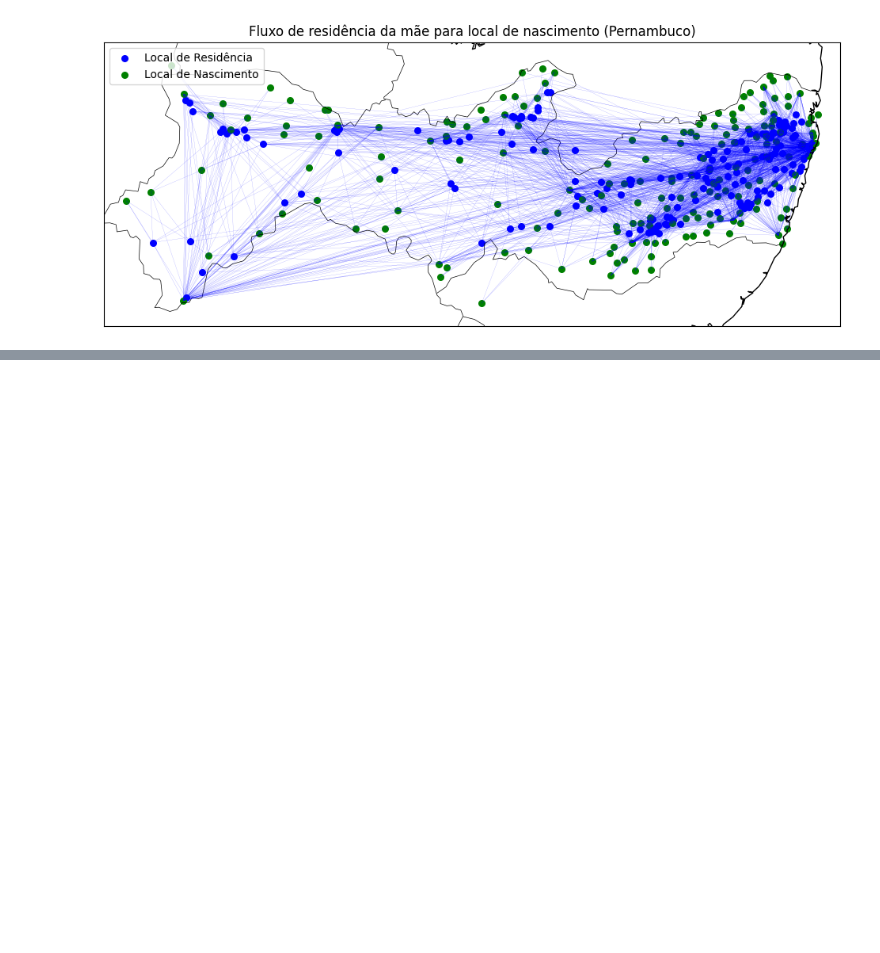
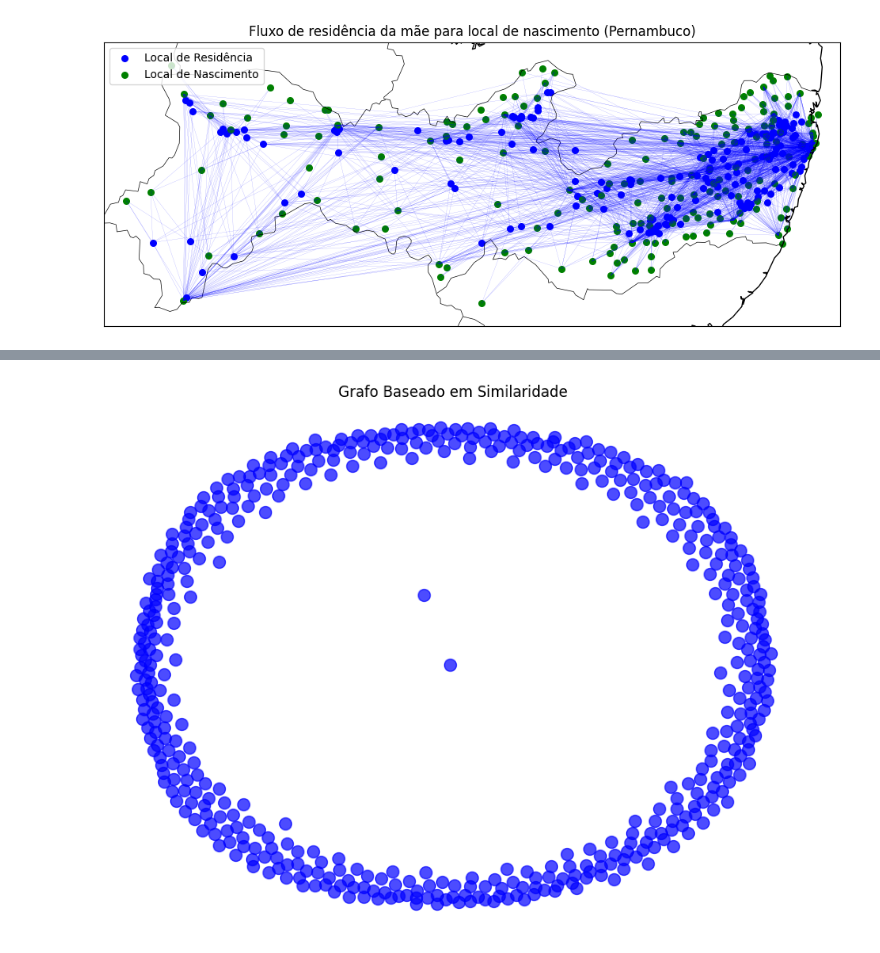
Before and after one commit to AzuraLV/Colabs, a Jupyter notebook: SCIENCE_NETWORK/mapas/map.ipynb, the cells around one changed output, grey strips where cells are left out. Drawn from its saved outputs; the diff is of its cells as text; code cells hidden in the pictures; blank space fills up the shorter version.

```diff
--- a/SCIENCE_NETWORK/mapas/map.ipynb
+++ b/SCIENCE_NETWORK/mapas/map.ipynb
@@ -456,0 +421,38 @@ pm.plot_trace(hierarchical_trace)
+# %%
+from scipy.spatial.distance import pdist, squareform
+
+df = df_prema[df_prema['GESTACAO'] >= 4]
+numeric_columns_prema = df_prema.select_dtypes(include=[np.number])
+
+if len(numeric_columns_prema) > 500:
+    sampled_data_prema = numeric_columns_prema.sample(n=500, random_state=42)
+else:
+    sampled_data_prema = numeric_columns_prema
+
+distance_matrix = squareform(pdist(sampled_data_prema, metric='euclidean'))
+similarity_matrix = 1 / (1 + distance_matrix)
+
+G_similarity_prema = nx.Graph()
+
+for i in range(len(sampled_data_prema)):
+    G_similarity_prema.add_node(i)
+
+similarity_threshold = 0.6
+for i in range(len(similarity_matrix)):
+    for j in range(i + 1, len(similarity_matrix)):
+        if similarity_matrix[i, j] > similarity_threshold:
+            G_similarity_prema.add_edge(i, j, weight=similarity_matrix[i, j])
+
+pos = nx.spring_layout(G_similarity_prema, seed=42)
+weights = nx.get_edge_attributes(G_similarity_prema, 'weight')
+
+plt.figure(figsize=(8, 6))
+nx.draw(
+    G_similarity_prema, pos, with_labels=False, node_size=100, font_size=10,
+    edge_color='gray', node_color='blue', alpha=0.7
+)
+nx.draw_networkx_edge_labels(G_similarity_prema, pos, edge_labels={edge: f"{w:.2f}" for edge, w in weights.items()})
+plt.title("Grafo Baseado em Similaridade")
+plt.show()
+# %% [output]
+[figure, added]
```
Also changed, not shown: parts of 15 cells of this notebook.
